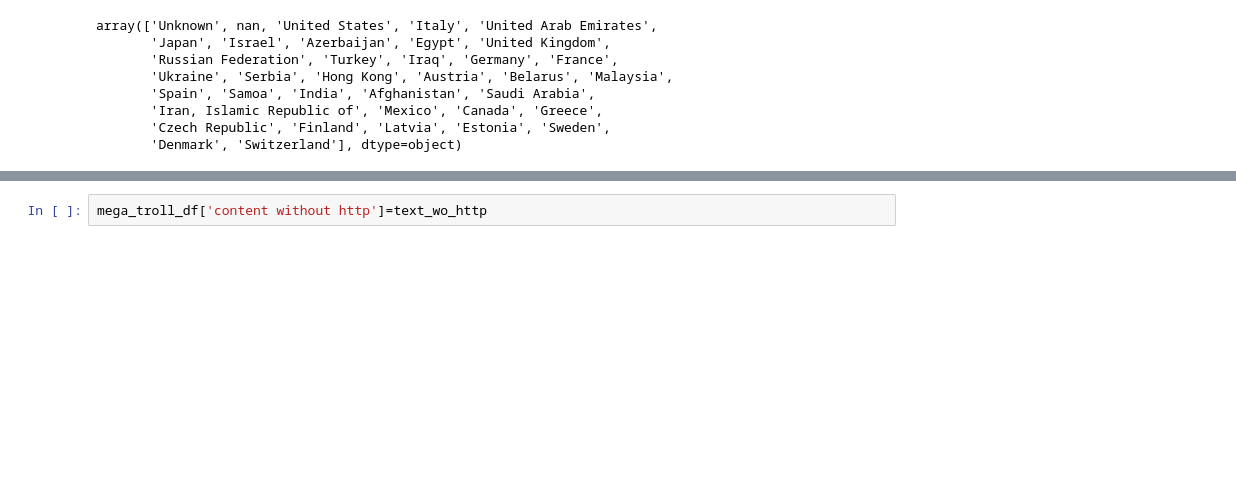
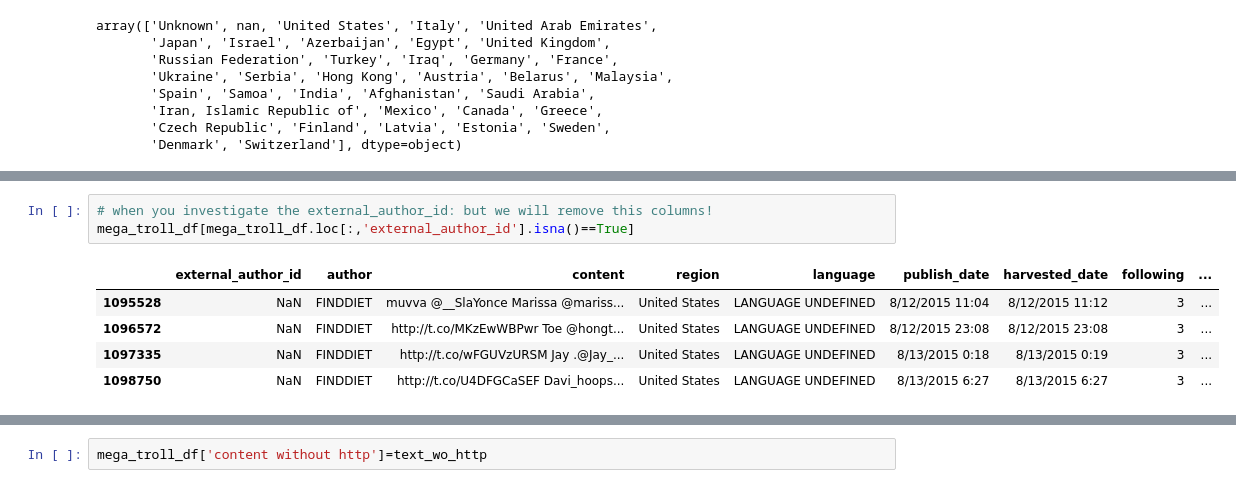
Before and after one commit to MrFuguDataScience/NLP, a Jupyter notebook: Troll_Tweets_NLP.ipynb, the cells around one changed output, grey strips where cells are left out. Saved outputs shown, nothing was run; the diff lists cells and outputs as text; blank space fills up the shorter version.

```diff
--- a/Troll_Tweets_NLP.ipynb
+++ b/Troll_Tweets_NLP.ipynb
@@ -251,0 +360,9 @@ array(['Unknown', nan, 'United States', 'Italy', 'United Arab Emirates',
+# %%
+# when you investigate the external_author_id: but we will remove this columns!
+mega_troll_df[mega_troll_df.loc[:,'external_author_id'].isna()==True]
+# %% [output]
+|  | external_author_id | author | content | region | language | publish_date | harvested_date | following | ... |
+| 1095528 | NaN | FINDDIET | muvva @__SlaYonce Marissa @mariss... | United States | LANGUAGE UNDEFINED | 8/12/2015 11:04 | 8/12/2015 11:12 | 3 | ... |
+| 1096572 | NaN | FINDDIET | http://t.co/MKzEwWBPwr Toe @hongt... | United States | LANGUAGE UNDEFINED | 8/12/2015 23:08 | 8/12/2015 23:08 | 3 | ... |
+| 1097335 | NaN | FINDDIET | http://t.co/wFGUVzURSM Jay .@Jay_... | United States | LANGUAGE UNDEFINED | 8/13/2015 0:18 | 8/13/2015 0:19 | 3 | ... |
+| 1098750 | NaN | FINDDIET | http://t.co/U4DFGCaSEF Davi_hoops... | United States | LANGUAGE UNDEFINED | 8/13/2015 6:27 | 8/13/2015 6:27 | 3 | ... |
```
Also changed, not shown: parts of 26 cells of this notebook.
